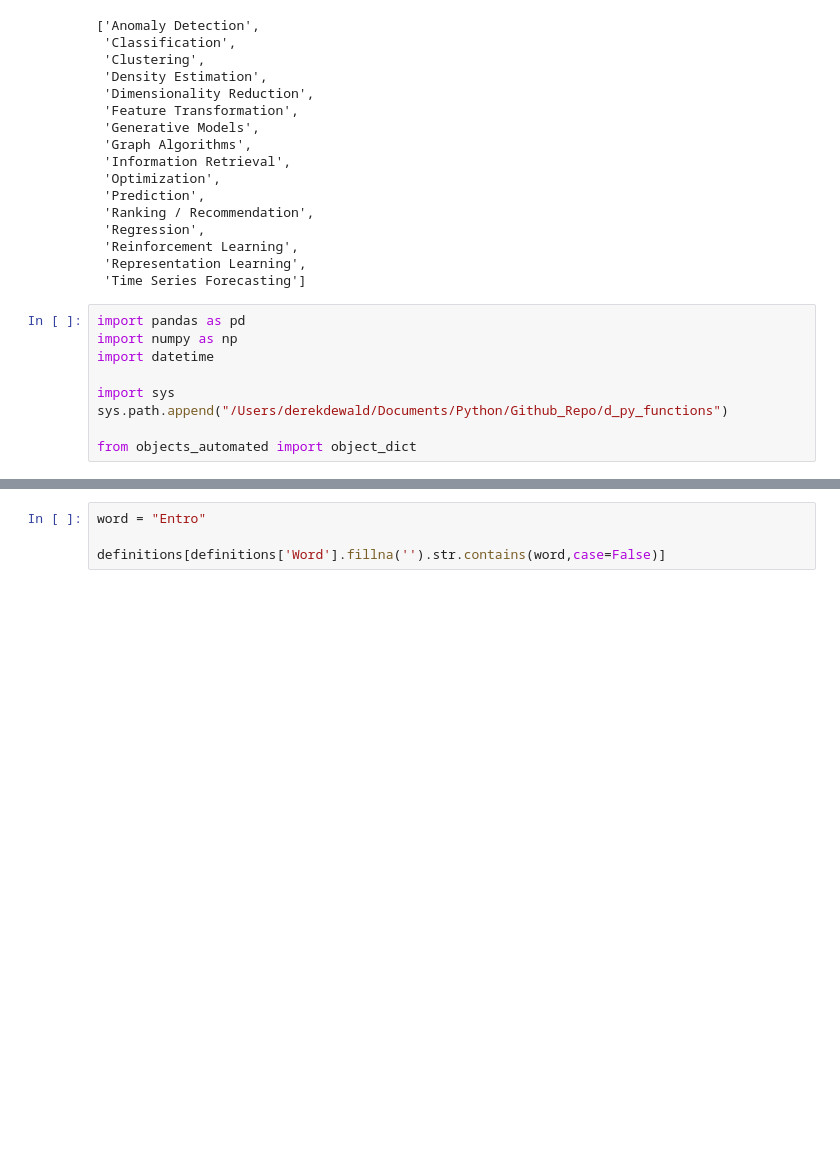
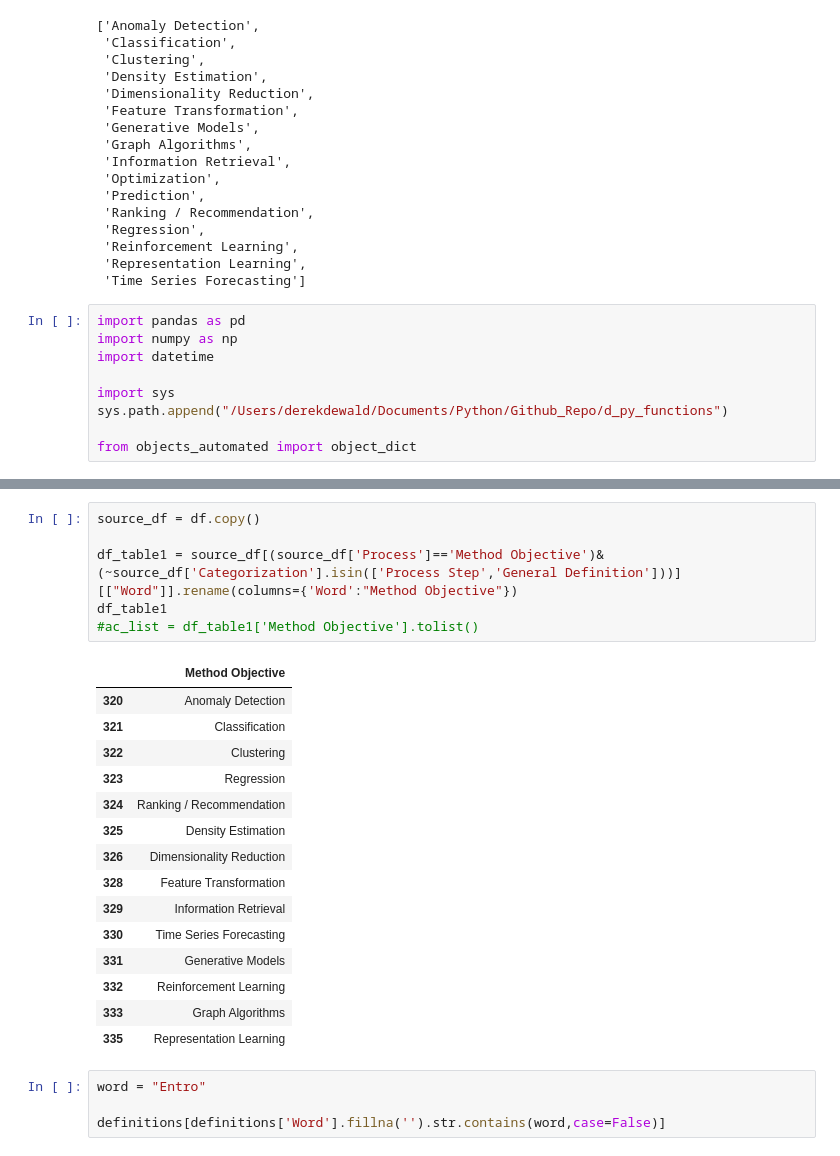
Before and after one commit to derek-dewald/Python_Tools, a Jupyter notebook: JupyterNotebooks/Untitled1.ipynb, the cells around one changed output, grey strips where cells are left out. Saved outputs shown, nothing was run; the diff lists cells and outputs as text; blank space fills up the shorter version.

```diff
--- a/JupyterNotebooks/Untitled1.ipynb
+++ b/JupyterNotebooks/Untitled1.ipynb
@@ -56,3 +58,25 @@ df
+# %%
+source_df = df.copy()
+
+df_table1 = source_df[(source_df['Process']=='Method Objective')&(~source_df['Categorization'].isin(['Process Step','General Definition']))][["Word"]].rename(columns={'Word':"Method Objective"})
+df_table1
+#ac_list = df_table1['Method Objective'].tolist()
+# %% [output]
+|  | Method Objective |
+| 320 | Anomaly Detection |
+| 321 | Classification |
+| 322 | Clustering |
+| 323 | Regression |
+| 324 | Ranking / Recommendation |
+| 325 | Density Estimation |
+| 326 | Dimensionality Reduction |
+| 328 | Feature Transformation |
+| 329 | Information Retrieval |
+| 330 | Time Series Forecasting |
+| 331 | Generative Models |
+| 332 | Reinforcement Learning |
+| 333 | Graph Algorithms |
+| 335 | Representation Learning |
 # %%
 word = "Entro"
 
```
Also changed, not shown: parts of 2 cells of this notebook, 6 other files.
